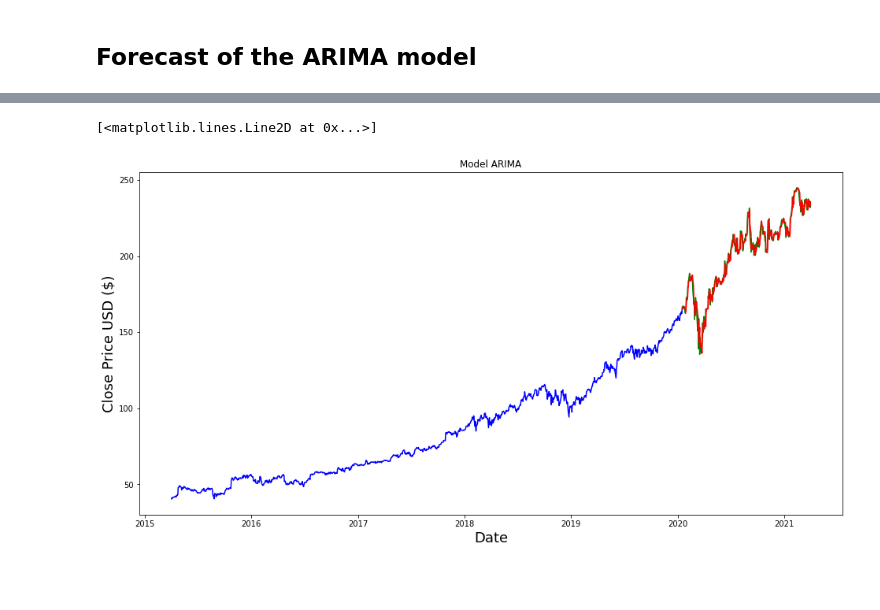
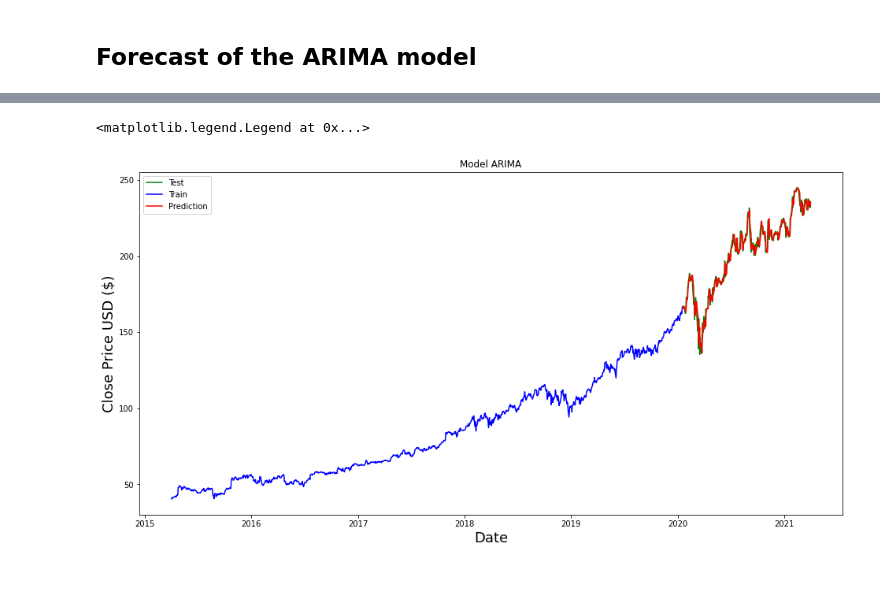
Before and after one commit to Barucee/Portfolio, a Jupyter notebook: Microsoft_Stock_Price/Microsoft_Stock_Price.ipynb, the cells around one changed output, grey strips where cells are left out. Drawn from its saved outputs; the diff is of its cells as text; code cells hidden in the pictures.

```diff
--- a/Microsoft_Stock_Price/Microsoft_Stock_Price.ipynb
+++ b/Microsoft_Stock_Price/Microsoft_Stock_Price.ipynb
@@ -44,6 +46,7 @@ from keras.layers import Dense, LSTM
 # %%
 #Import DataSet
-df = pd.read_csv('C:/Users/33646/Documents/GitHub/Portefolio/Personnal-Project/Microsoft_Stock_Price/Microsoft_Stock.csv', parse_dates = ['Date'], index_col = 'Date')
+path = os.path.abspath("./Data/Microsoft_Stock.csv")
+df = pd.read_csv(path, parse_dates = ['Date'], index_col = 'Date')
 # %%
 fig = px.line(df, x=df.index, y='Close', title='Microsoft Stock Price',labels={'Close':'Closing Price ($)'})
 fig.update_layout(title_text='Microsoft Stock Price', title_x=0.5)
@@ -252,17 +239,19 @@ df
 # %%
 
-Prediction_arima = result_ARIMA.predict(len(train_arima), len(train_arima)+len(test_arima)-1, typ='levels')
+Prediction_arima = result_ARIMA.predict(len(train_arima), len(train_arima)+len(test_arima)-1, typ='levels', alpha = 0.05)
 #plot fitted values
 plt.figure(figsize=(16,8))
 plt.title("Model ARIMA")
 plt.xlabel("Date", fontsize=18)
 plt.ylabel("Close Price USD ($)", fontsize=18)
 plt.plot(test_arima, color='green', label='Test')
 plt.plot(train_arima, color='blue', label='Train')
+#plot the legend
 plt.plot(Prediction_arima, color='red', label='Prediction')
+plt.legend(loc="upper left")
 # %% [output]
-[<matplotlib.lines.Line2D at 0x...>]
+<matplotlib.legend.Legend at 0x...>
-[figure, old version]
+[figure, new version]
 # %% [markdown]
 #
 # %% [markdown]
```
Also changed, not shown: parts of 11 cells of this notebook, 4 other files.
